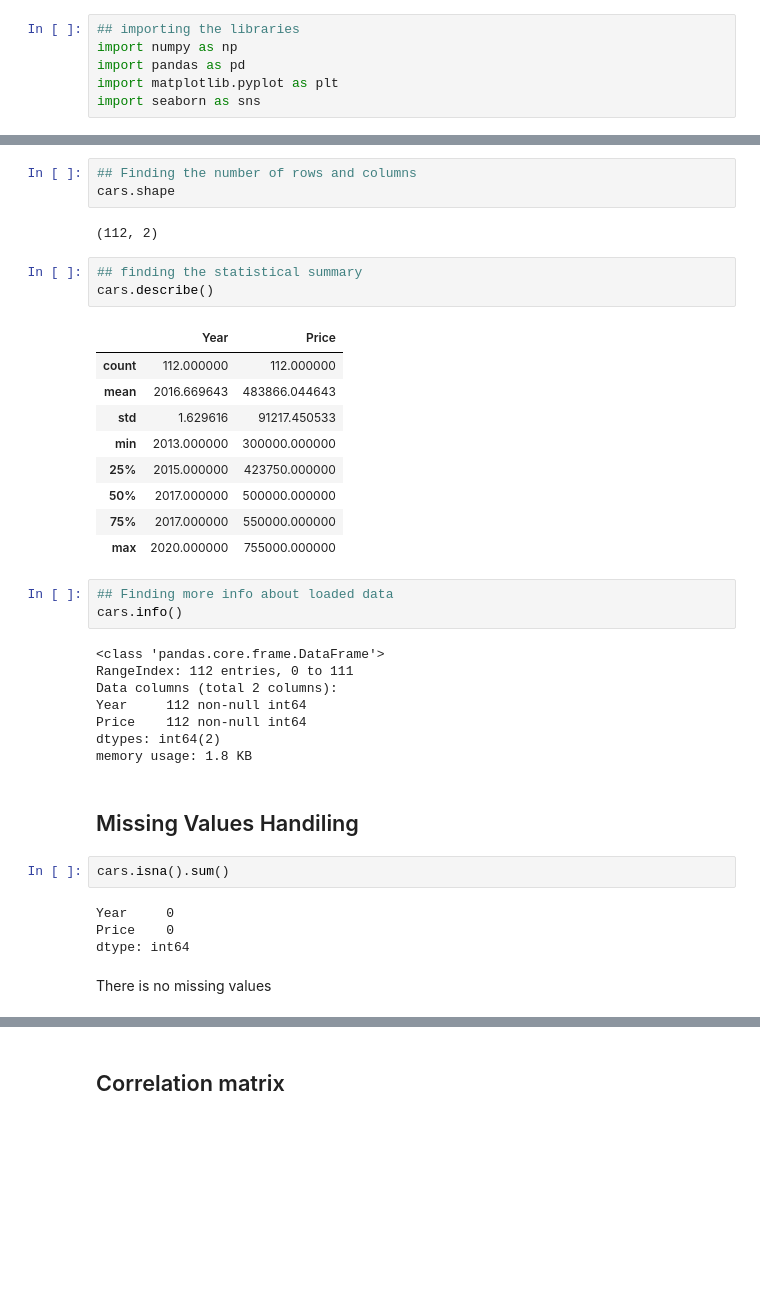
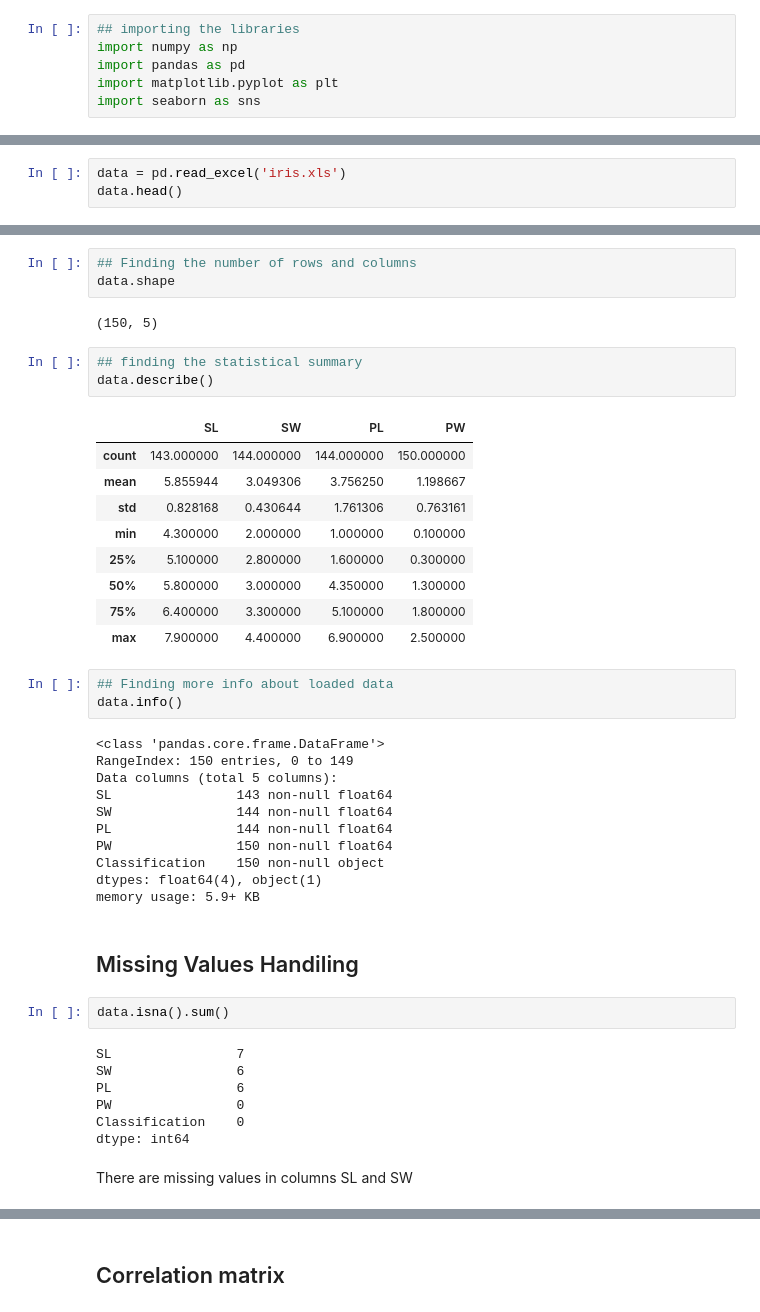
Before and after one commit to ARAVIND1183/DSA_ASSGN_CS, a Jupyter notebook: ARAVINDR.ipynb, the cells around one changed output, grey strips where cells are left out. Cells and saved outputs as stored; diff of their text form; blank space fills up the shorter version.

```diff
--- a/ARAVINDR.ipynb
+++ b/ARAVINDR.ipynb
@@ -17,0 +7,3 @@ cars.head()
+# %%
+data = pd.read_excel('iris.xls')
+data.head()
@@ -18,39 +17,45 @@ cars.head()
 # %%
 ## Finding the number of rows and columns
-cars.shape
+data.shape
 # %% [output]
-(112, 2)
+(150, 5)
 # %%
 ## finding the statistical summary
-cars.describe()
+data.describe()
 # %% [output]
-|  | Year | Price |
-| count | 112.000000 | 112.000000 |
-| mean | 2016.669643 | 483866.044643 |
-| std | 1.629616 | 91217.450533 |
-| min | 2013.000000 | 300000.000000 |
-| 25% | 2015.000000 | 423750.000000 |
-| 50% | 2017.000000 | 500000.000000 |
-| 75% | 2017.000000 | 550000.000000 |
-| max | 2020.000000 | 755000.000000 |
+|  | SL | SW | PL | PW |
+| count | 143.000000 | 144.000000 | 144.000000 | 150.000000 |
+| mean | 5.855944 | 3.049306 | 3.756250 | 1.198667 |
+| std | 0.828168 | 0.430644 | 1.761306 | 0.763161 |
+| min | 4.300000 | 2.000000 | 1.000000 | 0.100000 |
+| 25% | 5.100000 | 2.800000 | 1.600000 | 0.300000 |
+| 50% | 5.800000 | 3.000000 | 4.350000 | 1.300000 |
+| 75% | 6.400000 | 3.300000 | 5.100000 | 1.800000 |
+| max | 7.900000 | 4.400000 | 6.900000 | 2.500000 |
 # %%
 ## Finding more info about loaded data
-cars.info()
+data.info()
 # %% [output]
 <class 'pandas.core.frame.DataFrame'>
-RangeIndex: 112 entries, 0 to 111
-Data columns (total 2 columns):
-Year     112 non-null int64
-Price    112 non-null int64
-dtypes: int64(2)
-memory usage: 1.8 KB
+RangeIndex: 150 entries, 0 to 149
+Data columns (total 5 columns):
+SL                143 non-null float64
+SW                144 non-null float64
+PL                144 non-null float64
+PW                150 non-null float64
+Classification    150 non-null object
+dtypes: float64(4), object(1)
+memory usage: 5.9+ KB
 # %% [markdown]
 ## Missing Values Handiling
 # %%
-cars.isna().sum()
+data.isna().sum()
 # %% [output]
-Year     0
-Price    0
+SL                7
+SW                6
+PL                6
+PW                0
+Classification    0
 dtype: int64
-# %% [markdown]
-There is no missing values
+# %% [markdown]
+There are missing values in columns SL and SW
```
Also changed, not shown: parts of 63 cells of this notebook.
